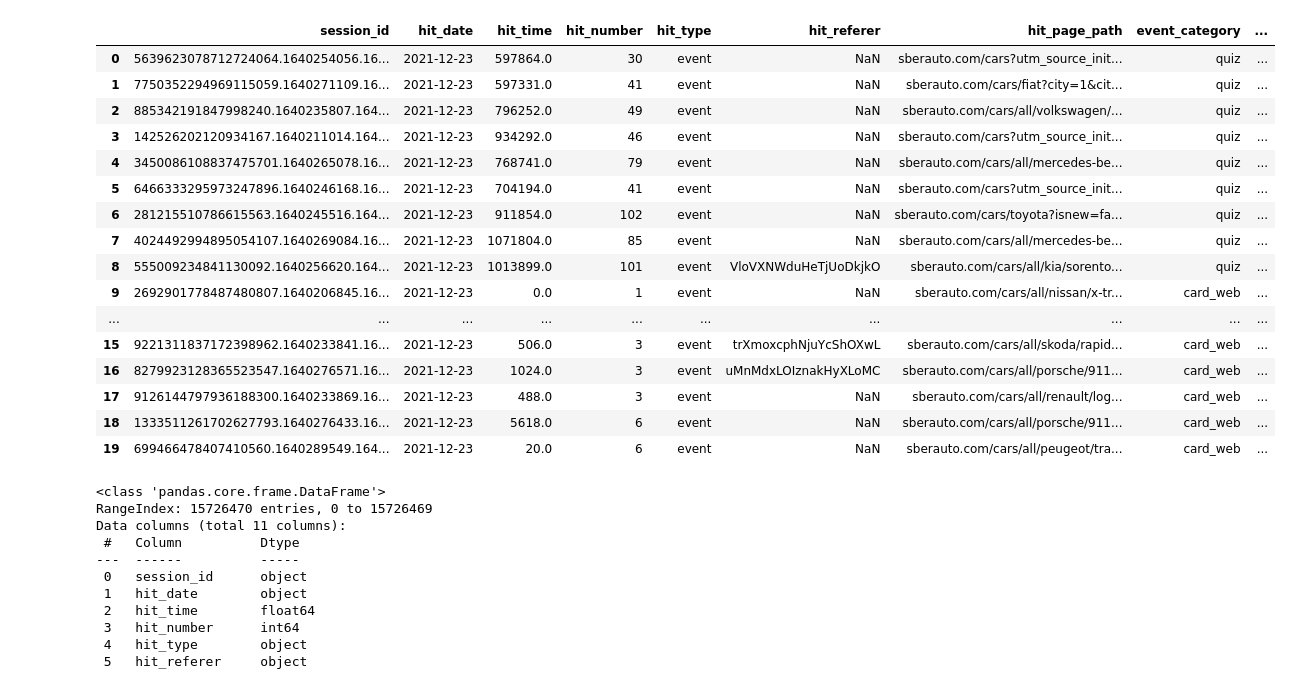
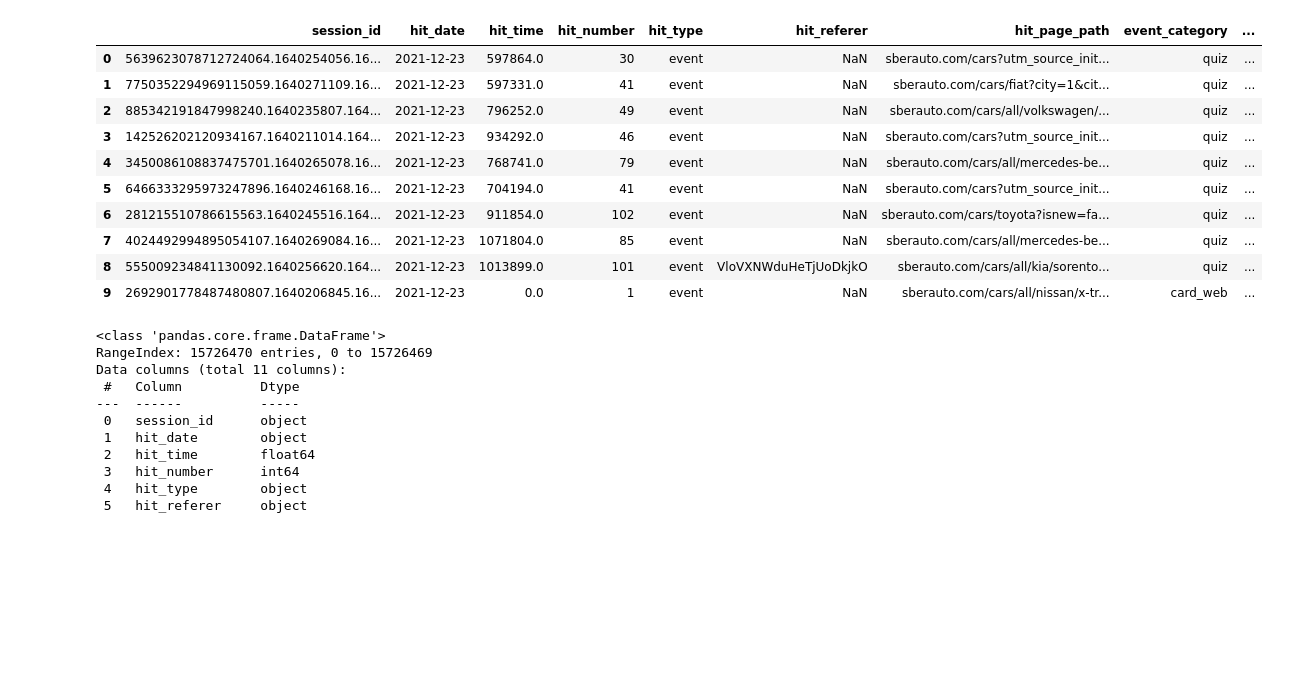
Before and after one commit to MikhailNebasov/target_action_prediction_SberAvtopodpiska, a Jupyter notebook: eda.ipynb, the cells around one changed output. Drawn from its saved outputs; the diff is of its cells as text; code cells hidden in the pictures; blank space fills up the shorter version.

```diff
--- a/eda.ipynb
+++ b/eda.ipynb
@@ -2,25 +2,19 @@
 import pandas as pd
 # %%
 df = pd.read_csv('E:/Datasets/target_action_prediction_SberAvtopodpiska/ga_hits.csv')
-df.head(20)
+df.head(10)
 # %% [output]
 |  | session_id | hit_date | hit_time | hit_number | hit_type | hit_referer | hit_page_path | event_category | ... |
 | 0 | 5639623078712724064.1640254056.16... | 2021-12-23 | 597864.0 | 30 | event | NaN | sberauto.com/cars?utm_source_init... | quiz | ... |
 | 1 | 7750352294969115059.1640271109.16... | 2021-12-23 | 597331.0 | 41 | event | NaN | sberauto.com/cars/fiat?city=1&cit... | quiz | ... |
 | 2 | 885342191847998240.1640235807.164... | 2021-12-23 | 796252.0 | 49 | event | NaN | sberauto.com/cars/all/volkswagen/... | quiz | ... |
 | 3 | 142526202120934167.1640211014.164... | 2021-12-23 | 934292.0 | 46 | event | NaN | sberauto.com/cars?utm_source_init... | quiz | ... |
 | 4 | 3450086108837475701.1640265078.16... | 2021-12-23 | 768741.0 | 79 | event | NaN | sberauto.com/cars/all/mercedes-be... | quiz | ... |
 | 5 | 6466333295973247896.1640246168.16... | 2021-12-23 | 704194.0 | 41 | event | NaN | sberauto.com/cars?utm_source_init... | quiz | ... |
 | 6 | 281215510786615563.1640245516.164... | 2021-12-23 | 911854.0 | 102 | event | NaN | sberauto.com/cars/toyota?isnew=fa... | quiz | ... |
 | 7 | 4024492994895054107.1640269084.16... | 2021-12-23 | 1071804.0 | 85 | event | NaN | sberauto.com/cars/all/mercedes-be... | quiz | ... |
 | 8 | 555009234841130092.1640256620.164... | 2021-12-23 | 1013899.0 | 101 | event | VloVXNWduHeTjUoDkjkO | sberauto.com/cars/all/kia/sorento... | quiz | ... |
 | 9 | 2692901778487480807.1640206845.16... | 2021-12-23 | 0.0 | 1 | event | NaN | sberauto.com/cars/all/nissan/x-tr... | card_web | ... |
-| ... | ... | ... | ... | ... | ... | ... | ... | ... | ... |
-| 15 | 9221311837172398962.1640233841.16... | 2021-12-23 | 506.0 | 3 | event | trXmoxcphNjuYcShOXwL | sberauto.com/cars/all/skoda/rapid... | card_web | ... |
-| 16 | 8279923128365523547.1640276571.16... | 2021-12-23 | 1024.0 | 3 | event | uMnMdxLOIznakHyXLoMC | sberauto.com/cars/all/porsche/911... | card_web | ... |
-| 17 | 9126144797936188300.1640233869.16... | 2021-12-23 | 488.0 | 3 | event | NaN | sberauto.com/cars/all/renault/log... | card_web | ... |
-| 18 | 1333511261702627793.1640276433.16... | 2021-12-23 | 5618.0 | 6 | event | NaN | sberauto.com/cars/all/porsche/911... | card_web | ... |
-| 19 | 699466478407410560.1640289549.164... | 2021-12-23 | 20.0 | 6 | event | NaN | sberauto.com/cars/all/peugeot/tra... | card_web | ... |
 # %%
 df.info()
 # %% [output]
```
Also changed, not shown: parts of 8 cells of this notebook, 1 other file.
